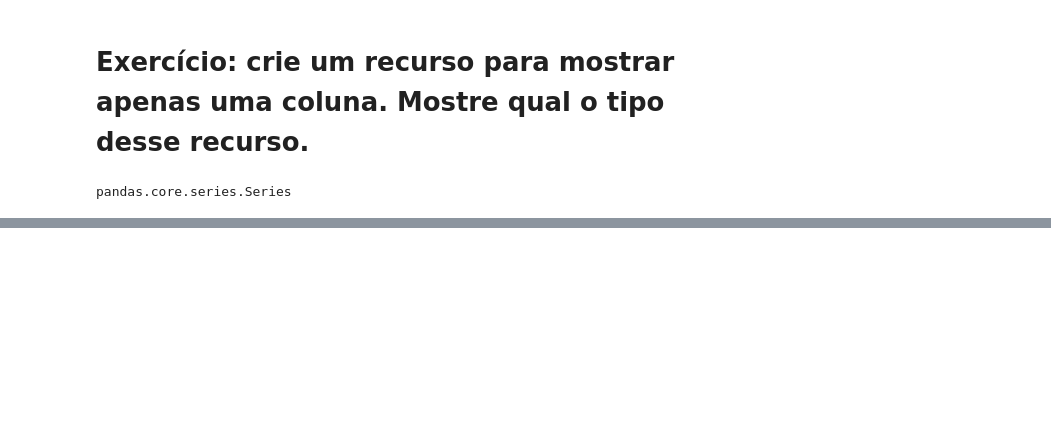
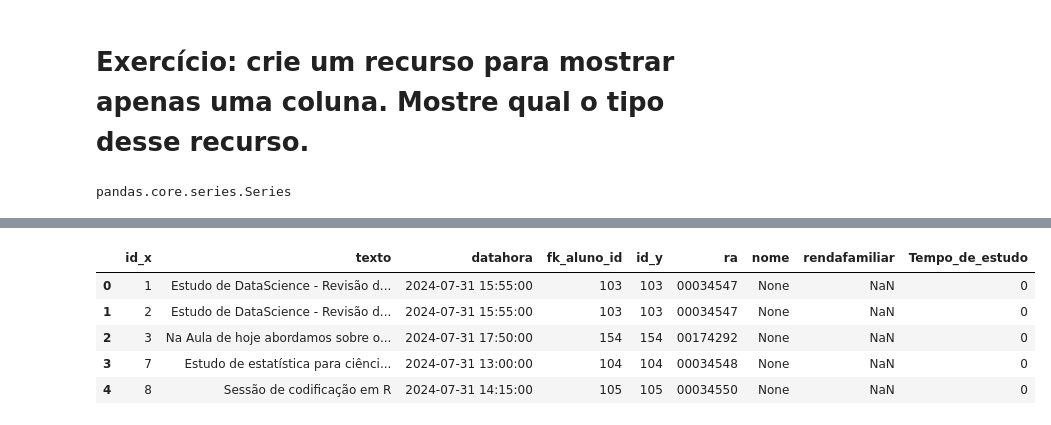
Before and after one commit to LeoSousaJesus/semana_ciencia_de_dados, a Jupyter notebook: projetotarde_final/notebook_tarde.ipynb, the cells around one changed output, grey strips where cells are left out. Drawn from its saved outputs; the diff is of its cells as text; code cells hidden in the pictures; blank space fills up the shorter version.

```diff
--- a/projetotarde_final/notebook_tarde.ipynb
+++ b/projetotarde_final/notebook_tarde.ipynb
@@ -161,0 +245,22 @@ pandas.core.series.Series
+# %%
+# Definir as credenciais:
+user = 'root'
+password = urllib.parse.quote_plus('senai@123')
+host = 'localhost'
+database = 'schooltracker'
+
+# Criar uma url de conexão:
+connection_string = f'mysql+pymysql://{user}:{password}@{host}/{database}'
+
+# Criar a conexão com o create_engine()
+engine = create_engine(connection_string)
+
+
+# Escrever uma consulta SQL
+query_diariobordo = "SELECT * FROM diariobordo"
+
+# criar o dataframe
+df_diariobordo =pd.read_sql(query_diariobordo,engine)
+
+# Mostrar os cinco primeiros
+df_diariobordo.head()
@@ -161,0 +484,16 @@ pandas.core.series.Series
+# %%
+# Realizar o JOIN
+resultado = pd.merge(df_diariobordo,df_alunos, how='left', left_on='fk_aluno_id',right_on='id')
+
+# Selecionar as colunas desejadas
+resultado_selecionado = resultado[['texto', 'datahora', 'ra']]
+
+# Mostrar o resultado
+resultado.head()
+# %% [output]
+|  | id_x | texto | datahora | fk_aluno_id | id_y | ra | nome | rendafamiliar | Tempo_de_estudo |
+| 0 | 1 | Estudo de DataScience - Revisão d... | 2024-07-31 15:55:00 | 103 | 103 | 00034547 | None | NaN | 0 |
+| 1 | 2 | Estudo de DataScience - Revisão d... | 2024-07-31 15:55:00 | 103 | 103 | 00034547 | None | NaN | 0 |
+| 2 | 3 | Na Aula de hoje abordamos sobre o... | 2024-07-31 17:50:00 | 154 | 154 | 00174292 | None | NaN | 0 |
+| 3 | 7 | Estudo de estatística para ciênci... | 2024-07-31 13:00:00 | 104 | 104 | 00034548 | None | NaN | 0 |
+| 4 | 8 | Sessão de codificação em R | 2024-07-31 14:15:00 | 105 | 105 | 00034550 | None | NaN | 0 |
```
Also changed, not shown: parts of 54 cells of this notebook, 3 other files.
